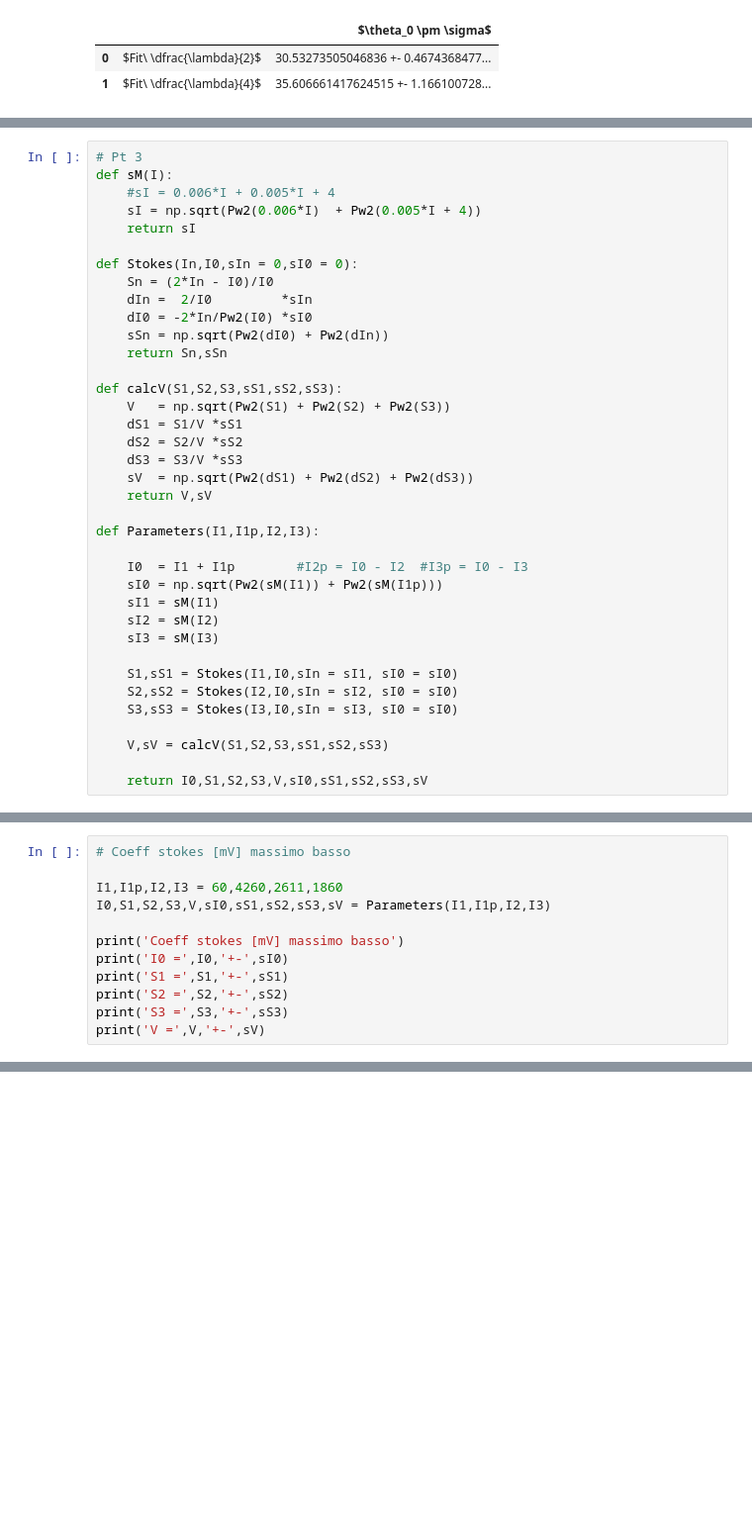
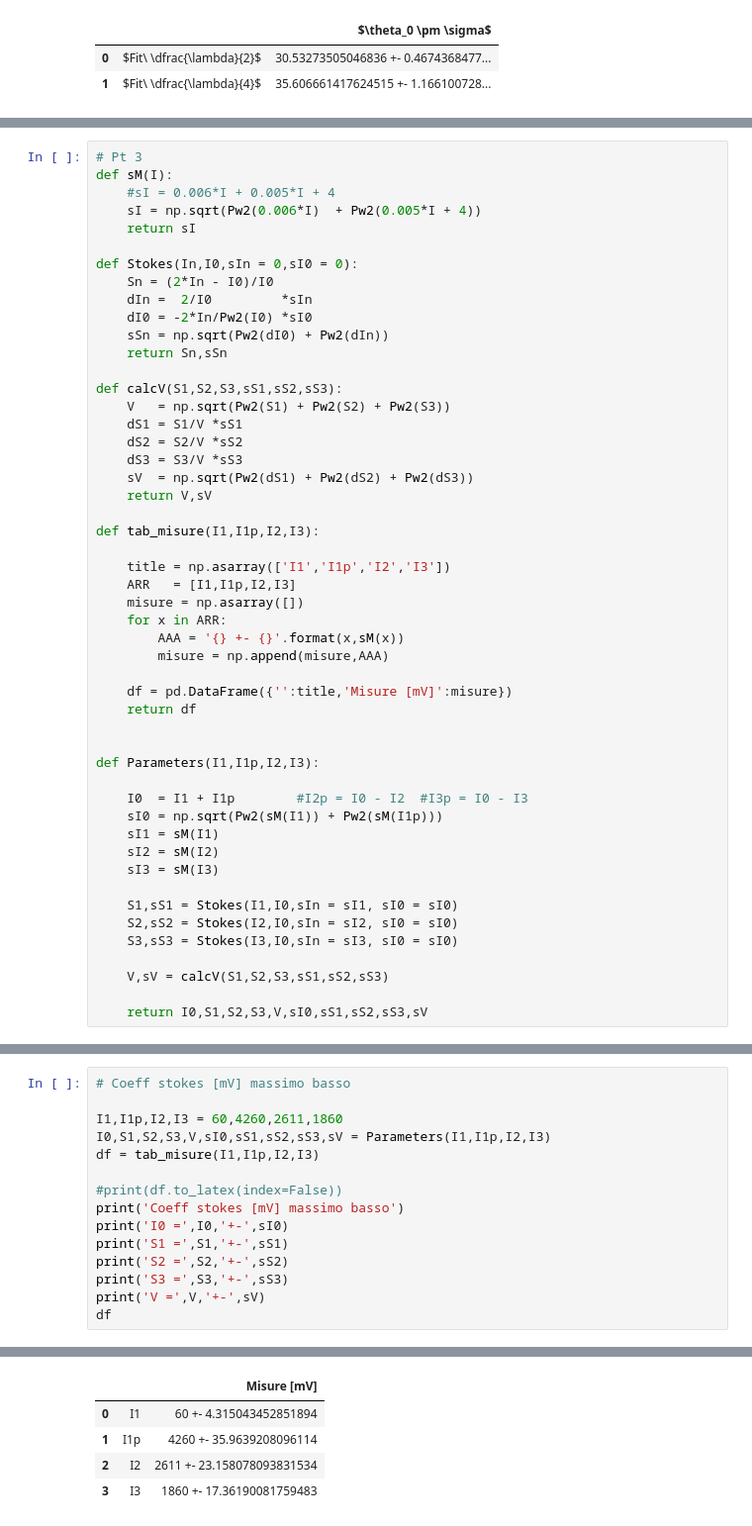
Before and after one commit to Kevin222-hub/Lab_reports, a Jupyter notebook: Ottica_3/Main.ipynb, the cells around one changed output, grey strips where cells are left out. Shown at 99% size. Drawn from its saved outputs; the diff is of its cells as text; blank space fills up the shorter version.

```diff
--- a/Ottica_3/Main.ipynb
+++ b/Ottica_3/Main.ipynb
@@ -150,6 +151,19 @@ def calcV(S1,S2,S3,sS1,sS2,sS3):
     sV  = np.sqrt(Pw2(dS1) + Pw2(dS2) + Pw2(dS3))
     return V,sV
 
+def tab_misure(I1,I1p,I2,I3):
+
+    title = np.asarray(['I1','I1p','I2','I3'])
+    ARR   = [I1,I1p,I2,I3]
+    misure = np.asarray([])
+    for x in ARR:
+        AAA = '{} +- {}'.format(x,sM(x))
+        misure = np.append(misure,AAA)
+
+    df = pd.DataFrame({'':title,'Misure [mV]':misure})
+    return df
+
+
 def Parameters(I1,I1p,I2,I3):
 
     I0  = I1 + I1p        #I2p = I0 - I2  #I3p = I0 - I3
@@ -187,22 +215,30 @@ V = 0.9803781122571619 +- 0.002288996866055684
 # %%
 # Coeff stokes [mV] massimo basso
 
 I1,I1p,I2,I3 = 60,4260,2611,1860
 I0,S1,S2,S3,V,sI0,sS1,sS2,sS3,sV = Parameters(I1,I1p,I2,I3)
+df = tab_misure(I1,I1p,I2,I3)
 
+#print(df.to_latex(index=False))
 print('Coeff stokes [mV] massimo basso')
 print('I0 =',I0,'+-',sI0)
 print('S1 =',S1,'+-',sS1)
 print('S2 =',S2,'+-',sS2)
 print('S3 =',S3,'+-',sS3)
 print('V =',V,'+-',sV)
+df
 # %% [output]
 Coeff stokes [mV] massimo basso
 I0 = 4320 +- 36.221860802559554
 S1 = -0.9722222222222222 +- 0.0020112365939821963
 S2 = 0.20879629629629629 +- 0.014753743329501669
 S3 = -0.1388888888888889 +- 0.01080456720298935
 V = 1.00404286073183 +- 0.003929366626377266
+|  |  | Misure [mV] |
+| 0 | I1 | 60 +- 4.315043452851894 |
+| 1 | I1p | 4260 +- 35.9639208096114 |
+| 2 | I2 | 2611 +- 23.158078093831534 |
+| 3 | I3 | 1860 +- 17.36190081759483 |
 # %%
 # Coeff stokes [mV] massimo alto  laser a vuoto
 
```
Also changed, not shown: parts of 7 cells of this notebook.
